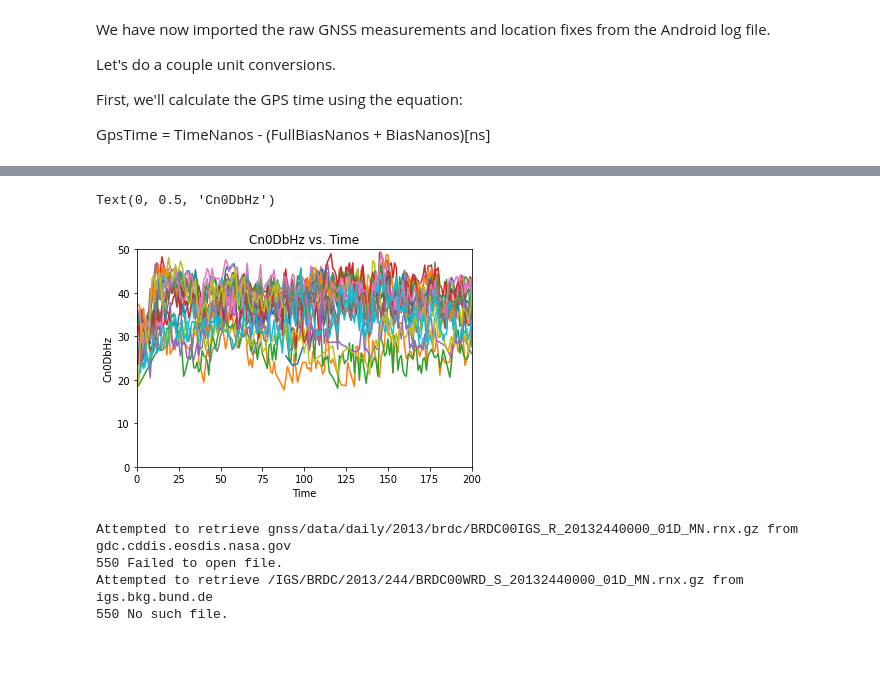
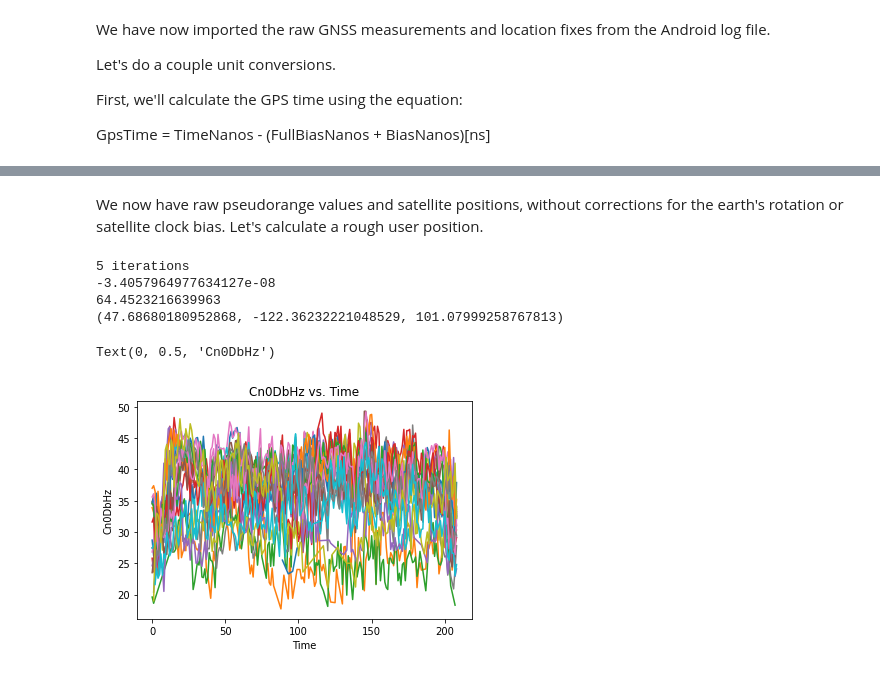
Before and after one commit to johnsonmitchelld/gnss-analysis, a Jupyter notebook: gnss-analysis.ipynb, the cells around one changed output, grey strips where cells are left out. Cells and saved outputs as stored; diff of their text form; code cells hidden in the pictures.

Commit message:
Implement least squares solution.

```diff
--- a/gnss-analysis.ipynb
+++ b/gnss-analysis.ipynb
@@ -35 +52,7 @@ measurements['ElapsedGpsTimeSeconds'] = (measurements['GpsTimeMillis'] - measure
+# %%
+from datetime import datetime, timezone, timedelta
+
+measurements['GpsTimeNanos'] = measurements['TimeNanos'] - (measurements['FullBiasNanos'] - measurements['BiasNanos'])
+gpsepoch = datetime(1980, 1, 6, 0, 0, 0)
+measurements['UnixTime'] = pd.to_datetime(measurements['GpsTimeNanos'], utc=True, origin=gpsepoch)
 # %% [markdown]
@@ -37,9 +60,16 @@ Now let's split the data into measurement epochs. We do this by creating a new c
 # %%
 measurements['Epoch'] = 0
-measurements.loc[measurements['GpsTimeMillis'] - measurements['GpsTimeMillis'].shift() > 100, 'Epoch'] = 1
+measurements.loc[measurements['UnixTime'] - measurements['UnixTime'].shift() > timedelta(milliseconds=100), 'Epoch'] = 1
 measurements['Epoch'] = measurements['Epoch'].cumsum()
-# %%
-measurements.loc[measurements['Svid'].str.len() == 1, 'Svid'] = '0' + measurements['Svid']
-measurements.loc[measurements['ConstellationType'] == '1', 'SvName'] = 'G' + measurements['Svid']
-measurements.loc[measurements['ConstellationType'] == '3', 'SvName'] = 'R' + measurements['Svid']
-measurements['Cn0DbHz'] = pd.to_numeric(measurements['Cn0DbHz'])
+# %%
+WEEKSEC = 604800
+LIGHTSPEED = 2.99792458e8
+measurements['GpsWeekNumber'] = np.floor(1e-9 * measurements['GpsTimeNanos'] / WEEKSEC)
+# This should account for rollovers since it uses a week number specific to each measurement
+
+measurements.loc[measurements['Constellation'] == 'G', 'tRxNanos'] = measurements['TimeNanos'] - measurements['FullBiasNanos'].iloc[0] - WEEKSEC*1e9*measurements['GpsWeekNumber']
+measurements['tRxSeconds'] = 1e-9*(measurements['tRxNanos'] - measurements['TimeOffsetNanos'] - measurements['BiasNanos'])
+measurements['tTxSeconds'] = 1e-9*measurements['ReceivedSvTimeNanos']
+measurements['prSeconds'] = measurements['tRxSeconds'] - measurements['tTxSeconds']
+measurements['PrM'] = LIGHTSPEED * measurements['prSeconds']
+measurements['PrSigmaM'] = LIGHTSPEED * 1e-9 * measurements['ReceivedSvTimeUncertaintyNanos']
@@ -45,0 +151,2 @@ measurements['Cn0DbHz'] = pd.to_numeric(measurements['Cn0DbHz'])
+# %% [markdown]
+We now have raw pseudorange values and satellite positions, without corrections for the earth's rotation or satellite clock bias. Let's calculate a rough user position.
@@ -46,29 +174,35 @@ measurements['Cn0DbHz'] = pd.to_numeric(measurements['Cn0DbHz'])
+# %%
+import navpy
+#initial guesses of receiver clock bias and position
+b0 = 0
+x0 = np.array([0, 0, 0])
+xs = sv_position[['x_k', 'y_k', 'z_k']].to_numpy()
+
+pr = one_epoch['PrM'] + LIGHTSPEED * sv_position['delT_sv']
+pr = pr.to_numpy()
+x, b , norm_dp = least_squares(xs, pr, x0, b0)
+print(b/LIGHTSPEED)
+print(norm_dp)
+print(navpy.ecef2lla(x))
+# %% [output]
+5 iterations
+-3.4057964977634127e-08
+64.4523216639963
+(47.68680180952868, -122.36232221048529, 101.07999258767813)
 # %%
 import matplotlib.pyplot as plt
+
+measurements['ElapsedTimeSeconds'] = 1e-9*(measurements['GpsTimeNanos'] - measurements['GpsTimeNanos'].iloc[0])
 
 # create a color palette
 for satellite in measurements['SvName'].unique():
     one_sat = measurements.loc[measurements['SvName'] == satellite]
-    plt.plot(one_sat['ElapsedGpsTimeSeconds'], one_sat['Cn0DbHz'])
-    plt.xlim(0, 200)
-    plt.ylim(0,50)
+    plt.plot(one_sat['ElapsedTimeSeconds'], one_sat['Cn0DbHz'])
 
 # Add titles
 plt.title('Cn0DbHz vs. Time')
 plt.xlabel("Time")
 plt.ylabel('Cn0DbHz')
 # %% [output]
 Text(0, 0.5, 'Cn0DbHz')
-[figure, old version]
+[figure, new version]
-# %%
-from src.get_ephemeris import EphemerisManager
-import datetime
-timestamp = datetime.datetime(2013, 9,1,12,0,1)
-manager = EphemerisManager()
-ephemeris = manager.get_ephemeris(timestamp, ['G02', 'G05'])
-ephemeris.reset_index(inplace=True)
-# %% [output]
-Attempted to retrieve gnss/data/daily/2013/brdc/BRDC00IGS_R_20132440000_01D_MN.rnx.gz from gdc.cddis.eosdis.nasa.gov
-550 Failed to open file.
-Attempted to retrieve /IGS/BRDC/2013/244/BRDC00WRD_S_20132440000_01D_MN.rnx.gz from igs.bkg.bund.de
-550 No such file.
```
Also changed, not shown: parts of 10 cells of this notebook, 2 other files.
